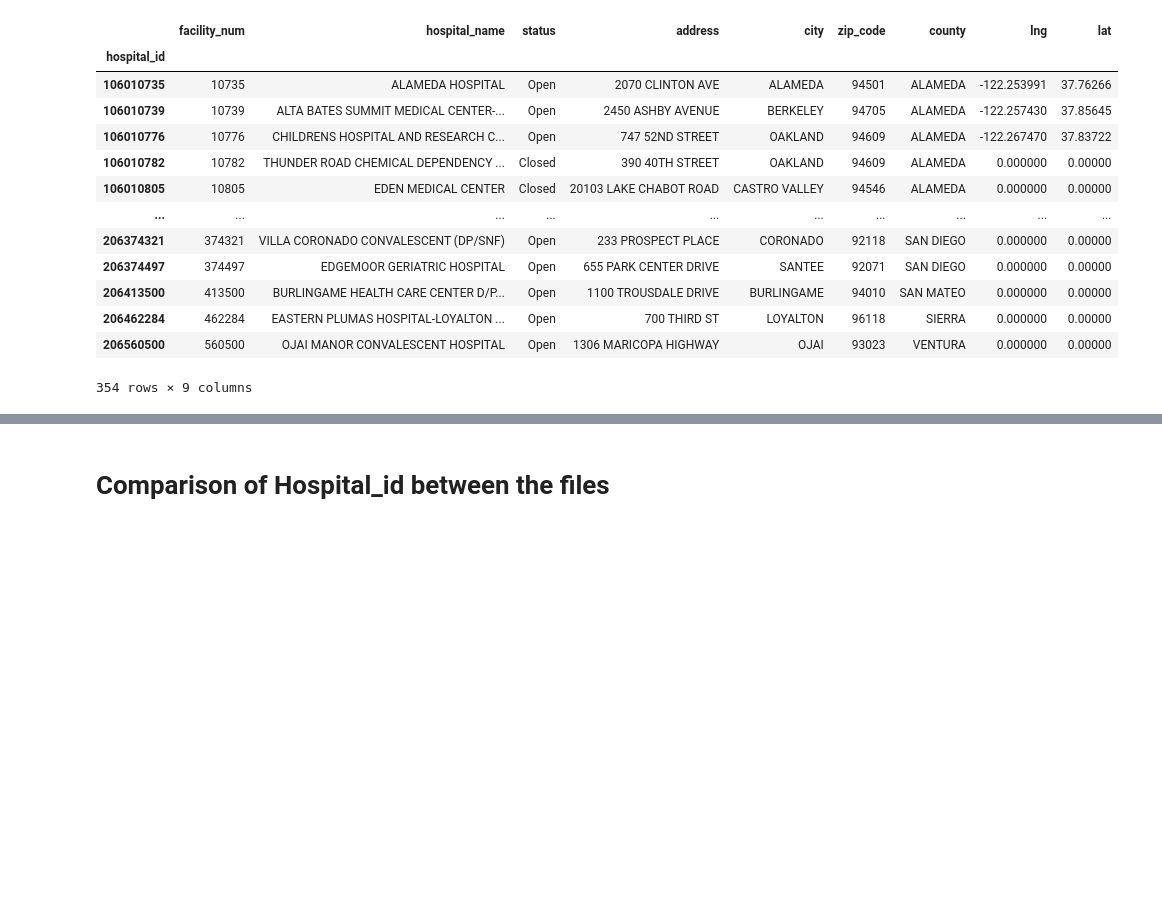
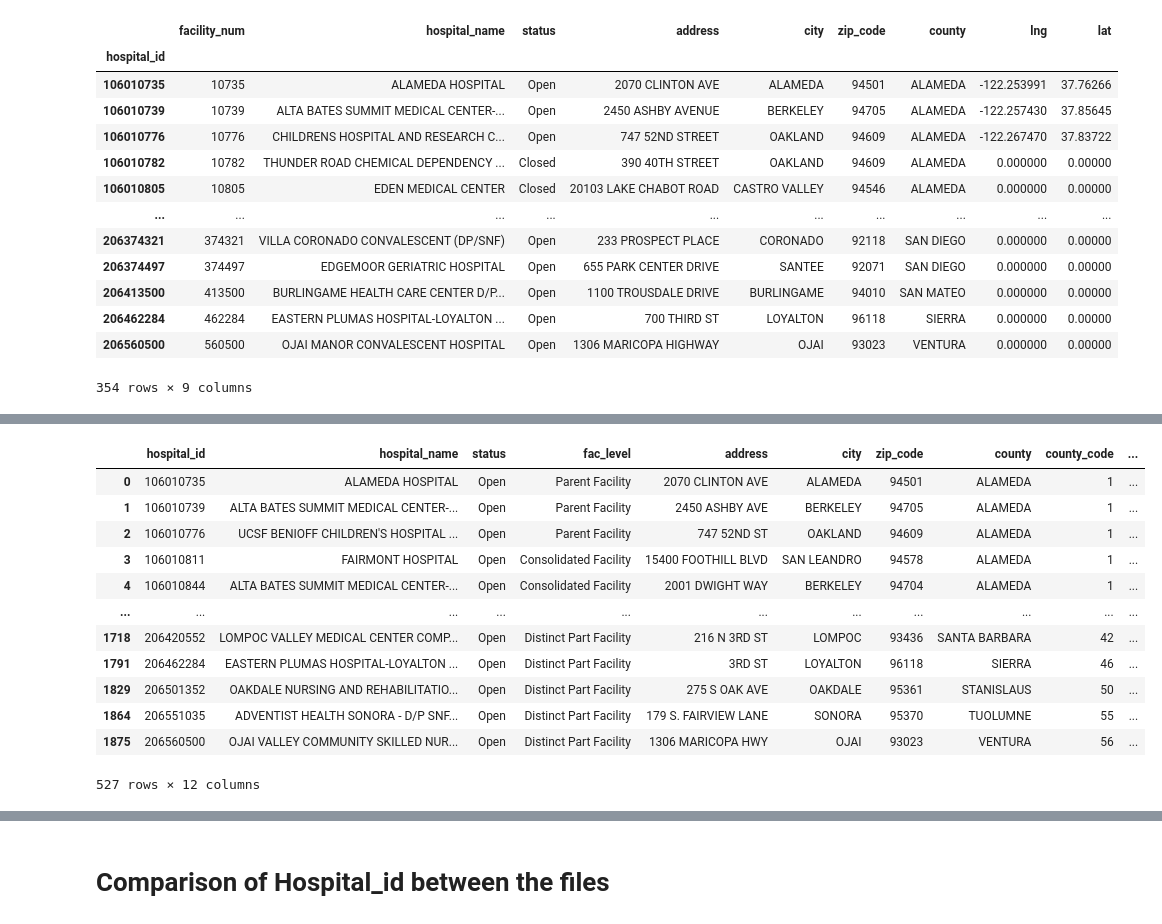
Before and after one commit to zsvorenova/ETL-project, a Jupyter notebook: Hospital staffing-data cleaning.ipynb, the cells around one changed output, grey strips where cells are left out. Saved outputs shown, nothing was run; the diff lists cells and outputs as text; code cells hidden in the pictures; blank space fills up the shorter version.

```diff
--- a/Hospital staffing-data cleaning.ipynb
+++ b/Hospital staffing-data cleaning.ipynb
@@ -389,0 +524,16 @@ hospital_bridge
+# %%
+hospital_bridge2
+# %% [output]
+|  | hospital_id | hospital_name | status | fac_level | address | city | zip_code | county | county_code | ... |
+| 0 | 106010735 | ALAMEDA HOSPITAL | Open | Parent Facility | 2070 CLINTON AVE | ALAMEDA | 94501 | ALAMEDA | 1 | ... |
+| 1 | 106010739 | ALTA BATES SUMMIT MEDICAL CENTER-... | Open | Parent Facility | 2450 ASHBY AVE | BERKELEY | 94705 | ALAMEDA | 1 | ... |
+| 2 | 106010776 | UCSF BENIOFF CHILDREN'S HOSPITAL ... | Open | Parent Facility | 747 52ND ST | OAKLAND | 94609 | ALAMEDA | 1 | ... |
+| 3 | 106010811 | FAIRMONT HOSPITAL | Open | Consolidated Facility | 15400 FOOTHILL BLVD | SAN LEANDRO | 94578 | ALAMEDA | 1 | ... |
+| 4 | 106010844 | ALTA BATES SUMMIT MEDICAL CENTER-... | Open | Consolidated Facility | 2001 DWIGHT WAY | BERKELEY | 94704 | ALAMEDA | 1 | ... |
+| ... | ... | ... | ... | ... | ... | ... | ... | ... | ... | ... |
+| 1718 | 206420552 | LOMPOC VALLEY MEDICAL CENTER COMP... | Open | Distinct Part Facility | 216 N 3RD ST | LOMPOC | 93436 | SANTA BARBARA | 42 | ... |
+| 1791 | 206462284 | EASTERN PLUMAS HOSPITAL-LOYALTON ... | Open | Distinct Part Facility | 3RD ST | LOYALTON | 96118 | SIERRA | 46 | ... |
+| 1829 | 206501352 | OAKDALE NURSING AND REHABILITATIO... | Open | Distinct Part Facility | 275 S OAK AVE | OAKDALE | 95361 | STANISLAUS | 50 | ... |
+| 1864 | 206551035 | ADVENTIST HEALTH SONORA - D/P SNF... | Open | Distinct Part Facility | 179 S. FAIRVIEW LANE | SONORA | 95370 | TUOLUMNE | 55 | ... |
+| 1875 | 206560500 | OJAI VALLEY COMMUNITY SKILLED NUR... | Open | Distinct Part Facility | 1306 MARICOPA HWY | OJAI | 93023 | VENTURA | 56 | ... |
+527 rows × 12 columns
```
Also changed, not shown: parts of 33 cells of this notebook, 2 other files.
